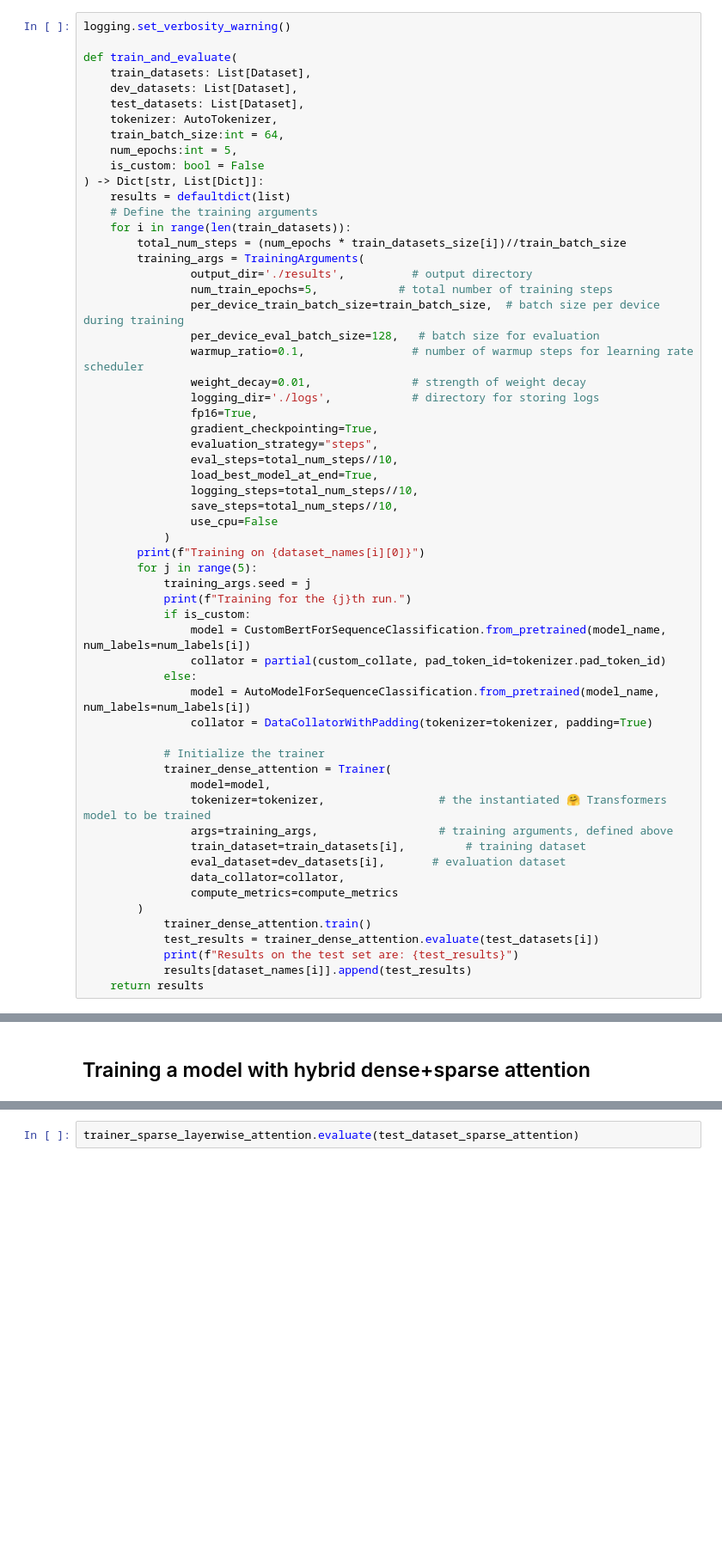
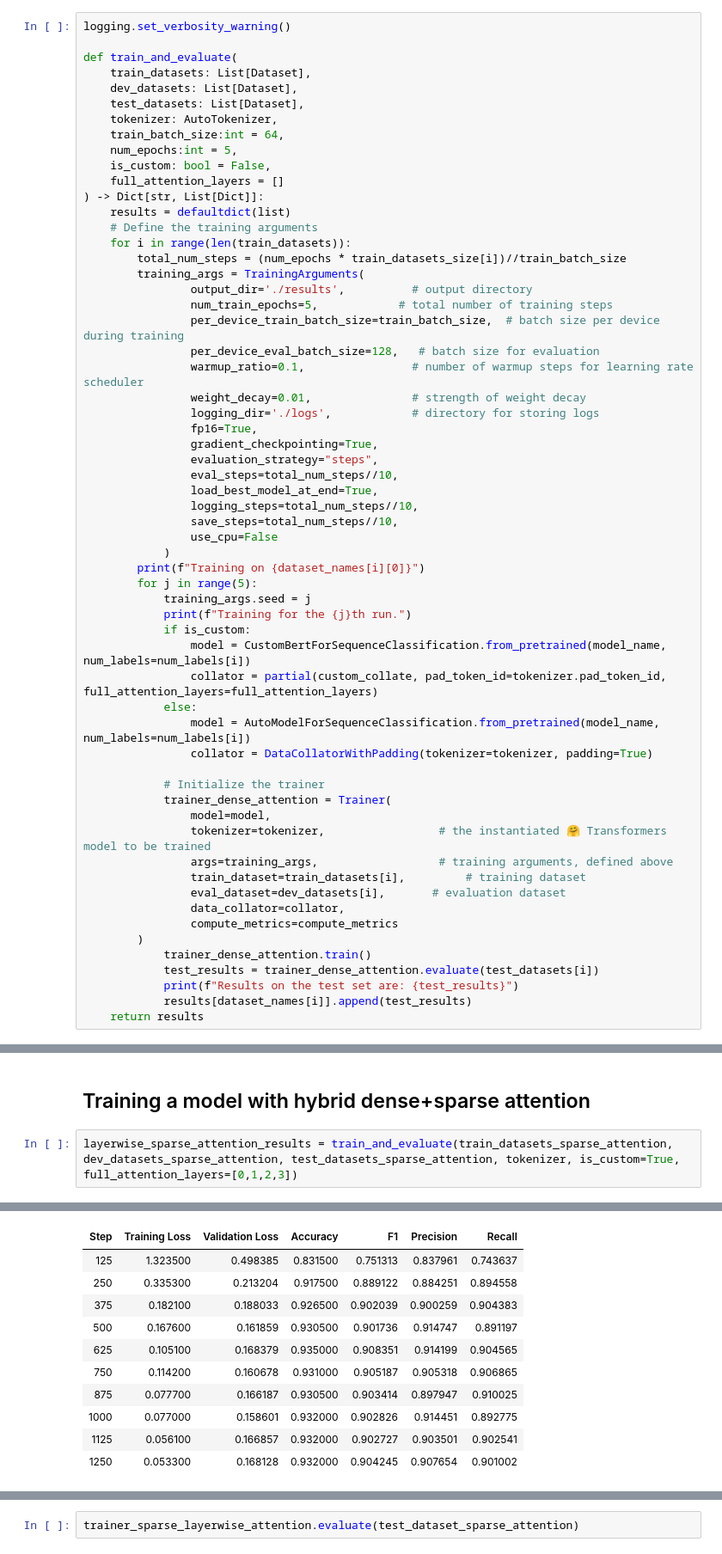
Before and after one commit to pramodith/llm_exploration, a Jupyter notebook: bert_sparse_attention_training.ipynb, the cells around one changed output, grey strips where cells are left out. Shown at 86% size. Cells and saved outputs as stored; diff of their text form; blank space fills up the shorter version.

```diff
--- a/bert_sparse_attention_training.ipynb
+++ b/bert_sparse_attention_training.ipynb
@@ -770,7 +770,8 @@ def train_and_evaluate(
     tokenizer: AutoTokenizer,
     train_batch_size:int = 64,
     num_epochs:int = 5,
-    is_custom: bool = False
+    is_custom: bool = False,
+    full_attention_layers = []
 ) -> Dict[str, List[Dict]]:
     results = defaultdict(list)
     # Define the training arguments
@@ -799,7 +800,7 @@ def train_and_evaluate(
             print(f"Training for the {j}th run.")
             if is_custom:
                 model = CustomBertForSequenceClassification.from_pretrained(model_name, num_labels=num_labels[i])
-                collator = partial(custom_collate, pad_token_id=tokenizer.pad_token_id)
+                collator = partial(custom_collate, pad_token_id=tokenizer.pad_token_id, full_attention_layers=full_attention_layers)
             else:
                 model = AutoModelForSequenceClassification.from_pretrained(model_name, num_labels=num_labels[i])
                 collator = DataCollatorWithPadding(tokenizer=tokenizer, padding=True)
@@ -976,2 +935,5 @@ trainer_sparse_attention.evaluate(test_dataset_sparse_attention)
 # %% [markdown]
 ## Training a model with hybrid dense+sparse attention
+# %%
+layerwise_sparse_attention_results = train_and_evaluate(train_datasets_sparse_attention, dev_datasets_sparse_attention, test_datasets_sparse_attention, tokenizer, is_custom=True, full_attention_layers=[0,1,2,3])
+# %% [output]
@@ -977,0 +945,11 @@ trainer_sparse_attention.evaluate(test_dataset_sparse_attention)
+| Step | Training Loss | Validation Loss | Accuracy | F1 | Precision | Recall |
+| 125 | 1.323500 | 0.498385 | 0.831500 | 0.751313 | 0.837961 | 0.743637 |
+| 250 | 0.335300 | 0.213204 | 0.917500 | 0.889122 | 0.884251 | 0.894558 |
+| 375 | 0.182100 | 0.188033 | 0.926500 | 0.902039 | 0.900259 | 0.904383 |
+| 500 | 0.167600 | 0.161859 | 0.930500 | 0.901736 | 0.914747 | 0.891197 |
+| 625 | 0.105100 | 0.168379 | 0.935000 | 0.908351 | 0.914199 | 0.904565 |
+| 750 | 0.114200 | 0.160678 | 0.931000 | 0.905187 | 0.905318 | 0.906865 |
+| 875 | 0.077700 | 0.166187 | 0.930500 | 0.903414 | 0.897947 | 0.910025 |
+| 1000 | 0.077000 | 0.158601 | 0.932000 | 0.902826 | 0.914451 | 0.892775 |
+| 1125 | 0.056100 | 0.166857 | 0.932000 | 0.902727 | 0.903501 | 0.902541 |
+| 1250 | 0.053300 | 0.168128 | 0.932000 | 0.904245 | 0.907654 | 0.901002 |
```
Also changed, not shown: parts of 7 cells of this notebook.
